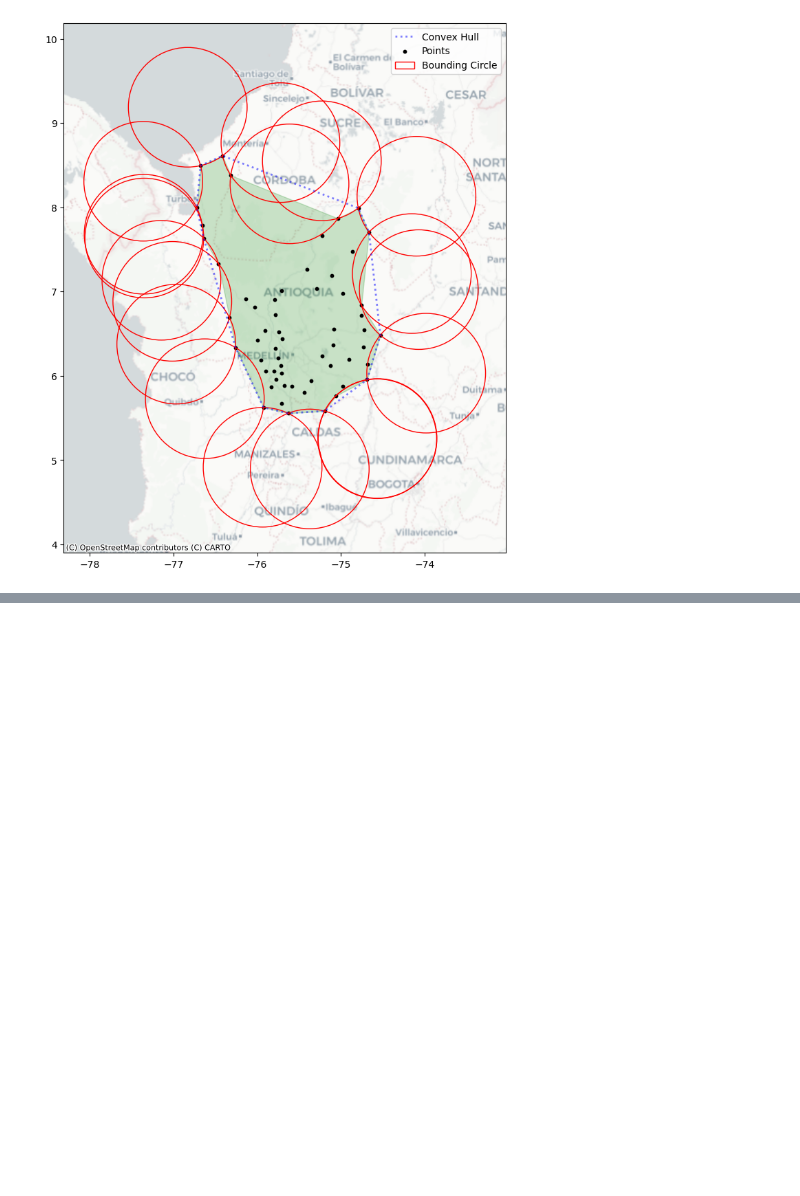
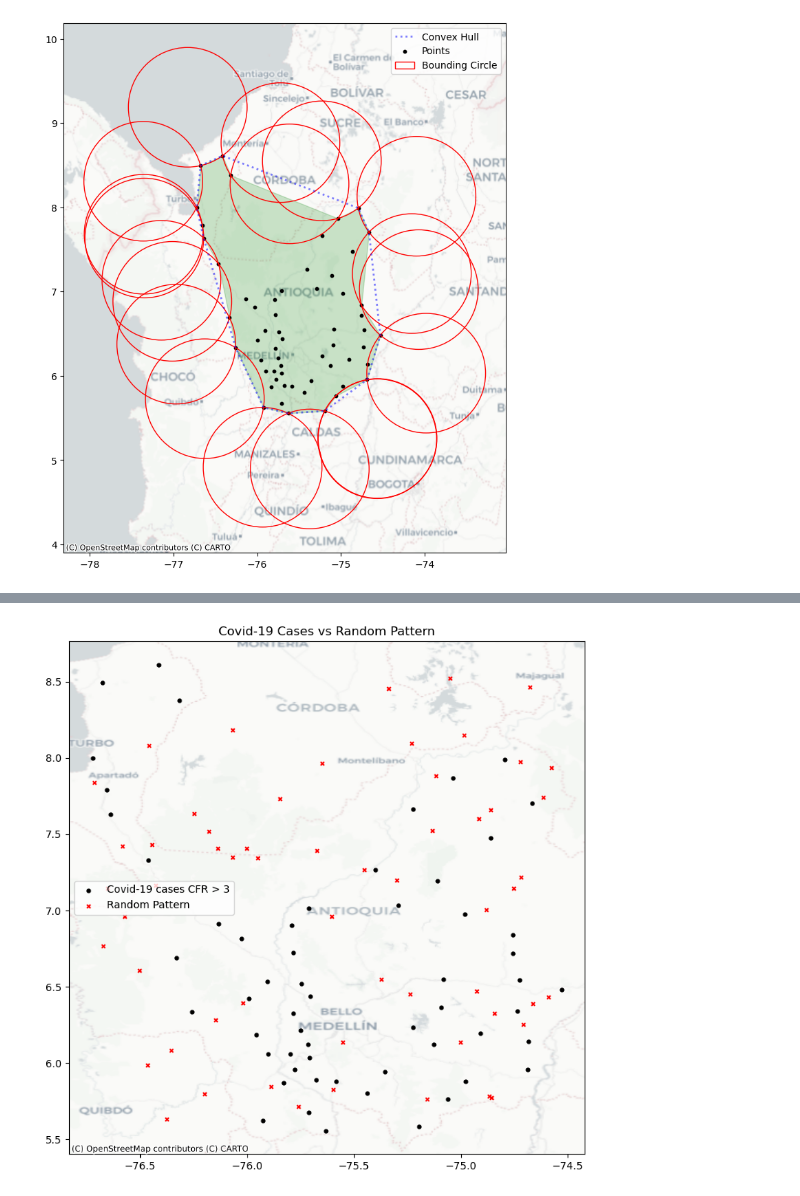
Before and after one commit to algarciach/AnalisisGeoespacial, a Jupyter notebook: Covid19_book/_build/jupyter_execute/01_point-pattern.ipynb, the cells around one changed output, grey strips where cells are left out. Drawn from its saved outputs; the diff is of its cells as text; code cells hidden in the pictures; blank space fills up the shorter version.

```diff
--- a/Covid19_book/_build/jupyter_execute/01_point-pattern.ipynb
+++ b/Covid19_book/_build/jupyter_execute/01_point-pattern.ipynb
@@ -426,0 +534,16 @@ plt.show()
+# %%
+random_pattern = random.poisson(coords, size=len(coords))
+# %%
+f, ax = plt.subplots(figsize=(9, 9))
+
+plt.scatter(*coords.T, color='k', marker='o', s=12, label='Covid-19 cases CFR > 3')
+plt.scatter(*random_pattern.T, color='r', marker='x', s=12, label='Random Pattern')
+
+ctx.add_basemap(
+    ax, crs="EPSG:4326",
+    source=ctx.providers.CartoDB.Positron)
+ax.legend(ncol=1, loc='center left')
+ax.set_title('Covid-19 Cases vs Random Pattern')
+plt.show()
+# %% [output]
+[figure, added]
```
Also changed, not shown: parts of 5 cells of this notebook, 8 other files.
